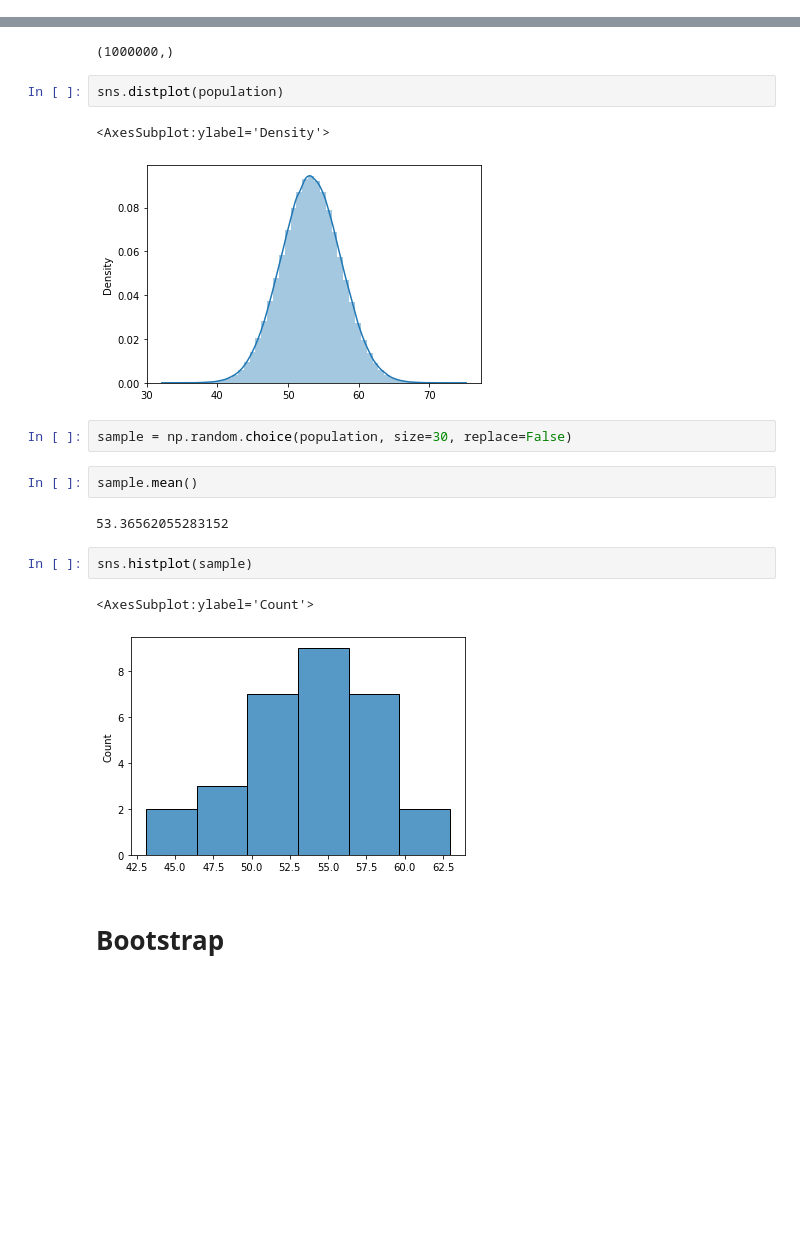
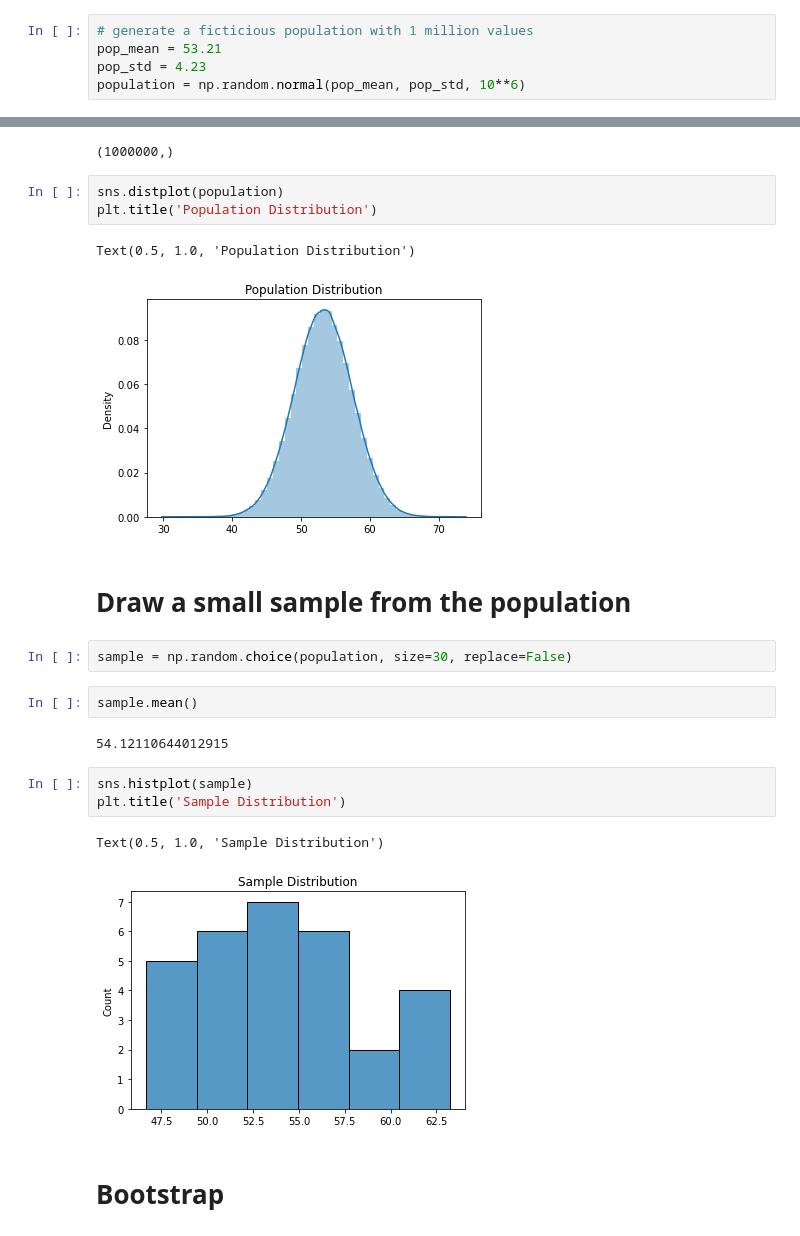
Before and after one commit to benbogart/bootstrapping_the_std, a Jupyter notebook: bootstrapping_the_std.ipynb, the cells around one changed output, grey strips where cells are left out. Drawn from its saved outputs; the diff is of its cells as text; blank space fills up the shorter version.

```diff
--- a/bootstrapping_the_std.ipynb
+++ b/bootstrapping_the_std.ipynb
@@ -13,23 +14,32 @@ population = np.random.normal(53.21, 4.23, 10**6)
+# %%
+# generate a ficticious population with 1 million values
+pop_mean = 53.21
+pop_std = 4.23
+population = np.random.normal(pop_mean, pop_std, 10**6)
 # %%
 population.shape
 # %% [output]
 (1000000,)
 # %%
 sns.distplot(population)
+plt.title('Population Distribution')
 # %% [output]
-<AxesSubplot:ylabel='Density'>
+Text(0.5, 1.0, 'Population Distribution')
-[figure, old version]
+[figure, new version]
+# %% [markdown]
+# Draw a small sample from the population
 # %%
 sample = np.random.choice(population, size=30, replace=False)
 # %%
 sample.mean()
 # %% [output]
-53.36562055283152
+54.12110644012915
 # %%
 sns.histplot(sample)
+plt.title('Sample Distribution')
 # %% [output]
-<AxesSubplot:ylabel='Count'>
+Text(0.5, 1.0, 'Sample Distribution')
-[figure, old version]
+[figure, new version]
 # %% [markdown]
 # Bootstrap
 # %%
```
Also changed, not shown: parts of 26 cells of this notebook.
